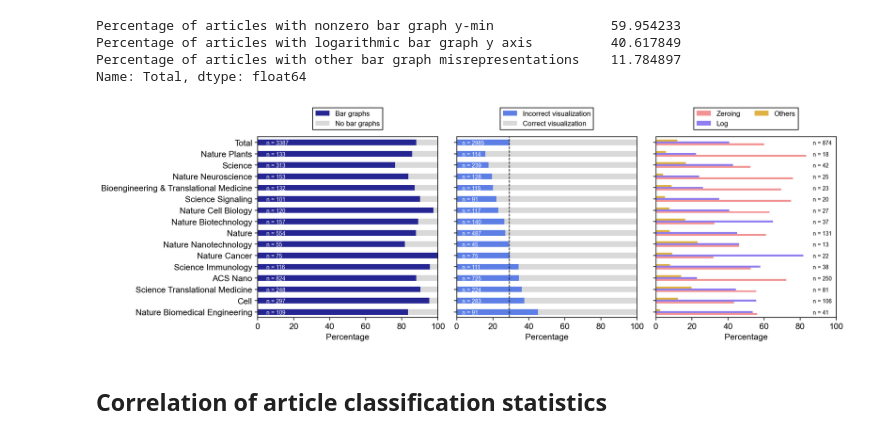
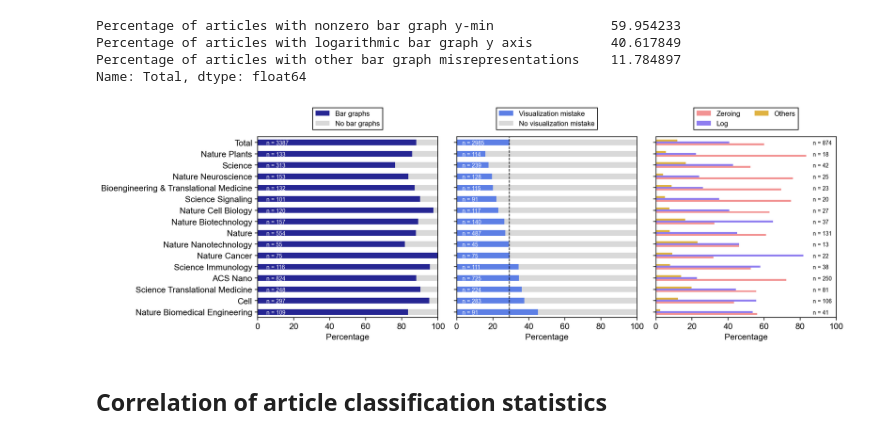
Before and after one commit to tengjuilin/misused-bar-graphs, a Jupyter notebook: bar-graph-classification.ipynb, the cells around one changed output. Drawn from its saved outputs; the diff is of its cells as text; code cells hidden in the pictures.

```diff
--- a/bar-graph-classification.ipynb
+++ b/bar-graph-classification.ipynb
@@ -232,7 +232,7 @@ axs[0].legend(
     loc='lower center',
 )
 axs[1].legend(
-    ['Incorrect visualization', 'Correct visualization'],
+    ['Visualization mistake', 'No visualization mistake'],
     bbox_to_anchor=(0.5, 1.02),
     loc='lower center',
 )
@@ -247,34 +247,34 @@ axs[2].legend(
 for i in range(total_articles_series.shape[0]):
     try:
         axs[0].text(5, i - 0.2, f'n = {int(total_articles_series.iloc[i])}', fontsize=8, color='w')
     except ValueError:
         pass
 
 # overlay n onto bars in subplot 2/3
 for i in range(total_articles_series.shape[0]):
     try:
         axs[1].text(3, i - 0.2, f'n = {int(articles_bar_graph_series.iloc[i])}', fontsize=8, color='w')
     except ValueError:
         pass
 
 # overlay n onto bars in subplot 3/3
 for i in range(total_articles_series.shape[0]):
     try:
         axs[2].text(87, i - 0.2, f'n = {int(articles_misused_bar_graph_series.iloc[i])}', fontsize=8, color='k')
     except ValueError:
         pass
 
 # add average line to subplot 2/3
 axs[1].axvline(
     total_misuse_percentage,
     color='k',
     lw=1,
     ls='--'
 )
 plt.tight_layout()
 fig.savefig('figures/subpanels/fig-1abc-article-stat.pdf')
 # %% [output]
-[figure, old version]
+[figure, new version]
 # %% [markdown]
 ## Correlation of article classification statistics
 # %% [markdown]
```
Also changed, not shown: parts of 5 cells of this notebook, 2 other files.
